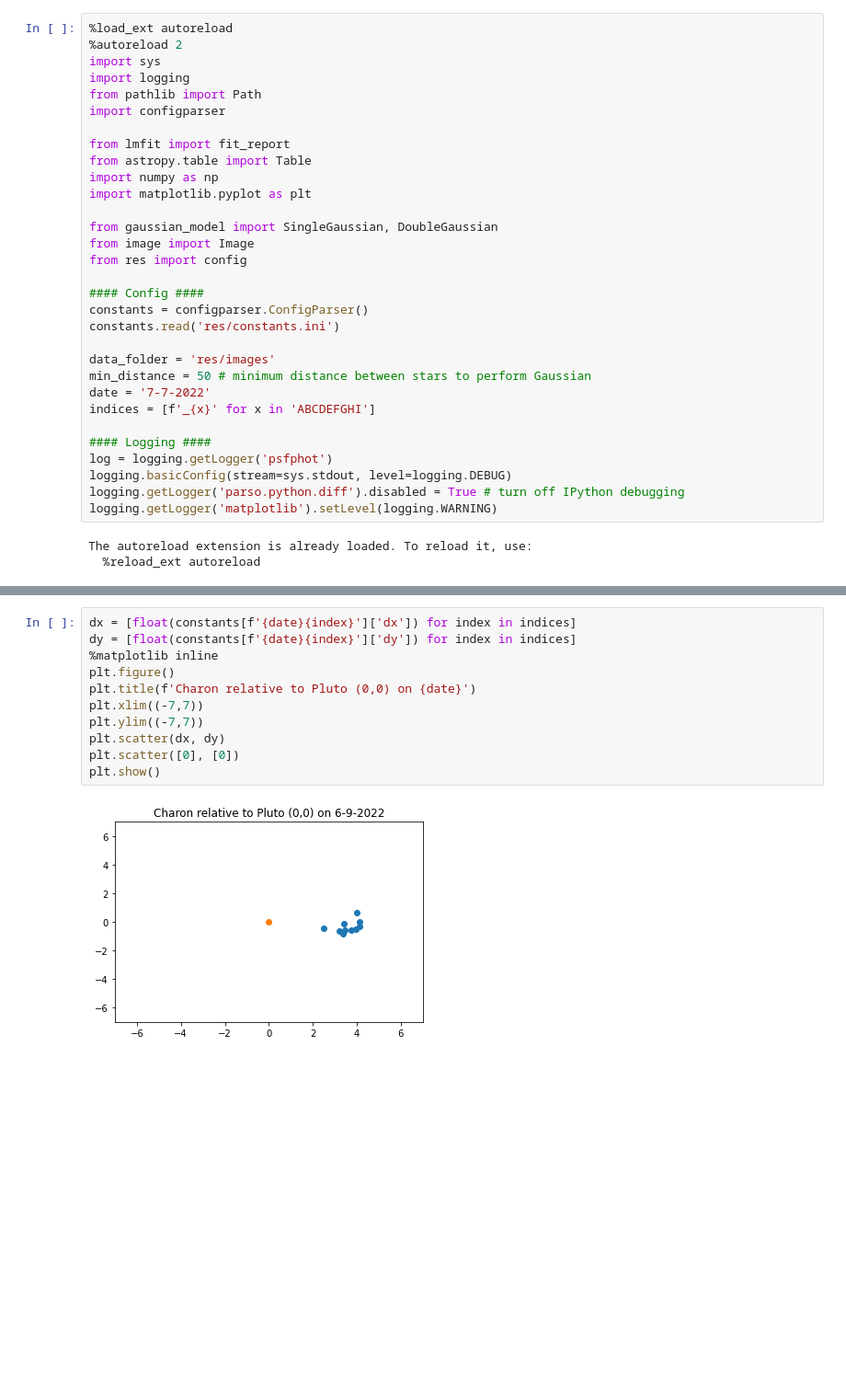
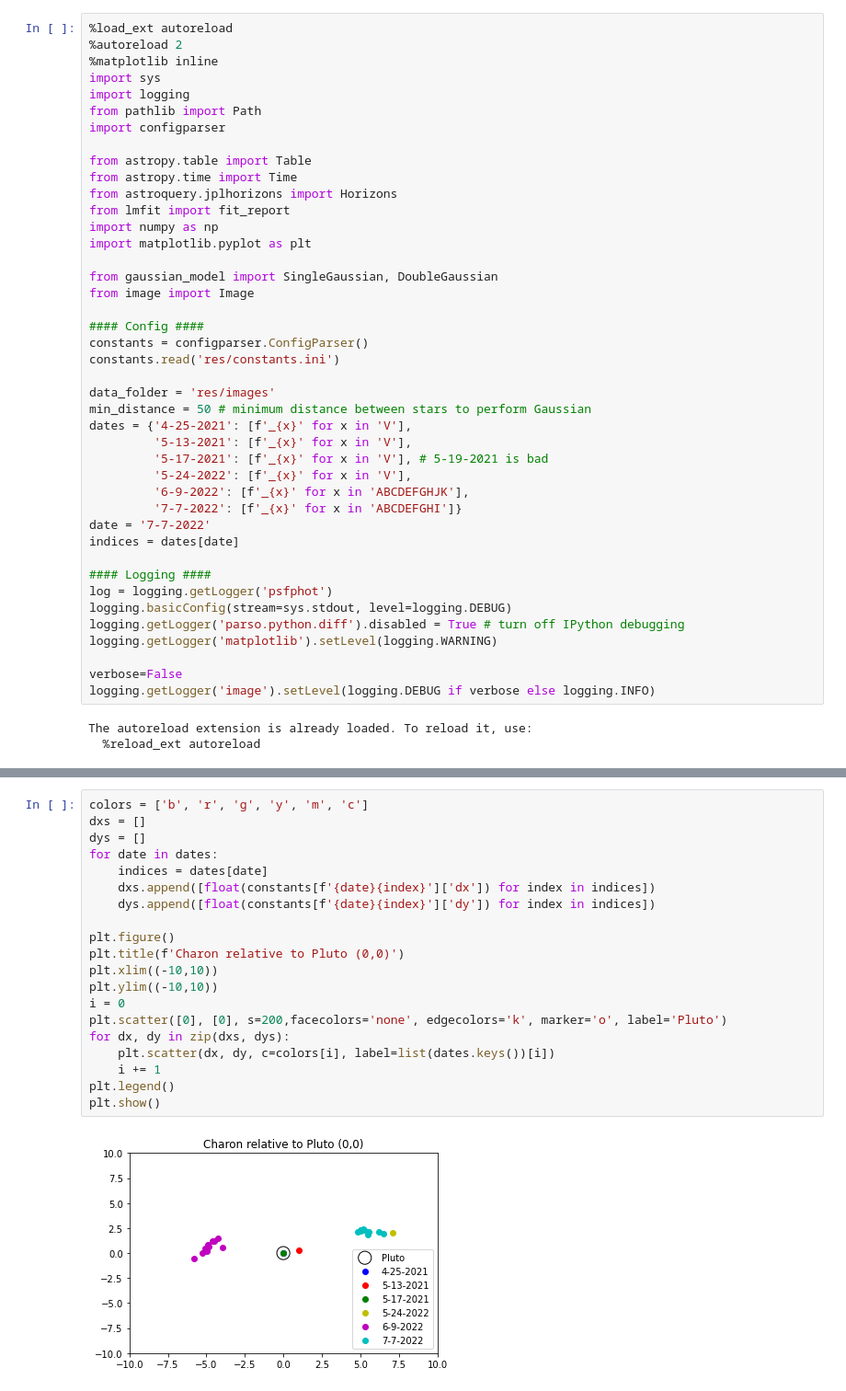
Before and after one commit to canisli/Pluto-Charon, a Jupyter notebook: src/PlutoCharon/psfphot.ipynb, the cells around one changed output, grey strips where cells are left out. Shown at 92% size. Cells and saved outputs as stored; diff of their text form; blank space fills up the shorter version.

Commit message:
astroquery horizons & use all data

```diff
--- a/src/PlutoCharon/psfphot.ipynb
+++ b/src/PlutoCharon/psfphot.ipynb
@@ -1,19 +3,21 @@
 # %%
 %load_ext autoreload
 %autoreload 2
+%matplotlib inline
 import sys
 import logging
 from pathlib import Path
 import configparser
 
+from astropy.table import Table
+from astropy.time import Time
+from astroquery.jplhorizons import Horizons
 from lmfit import fit_report
-from astropy.table import Table
 import numpy as np
 import matplotlib.pyplot as plt
 
 from gaussian_model import SingleGaussian, DoubleGaussian
 from image import Image
-from res import config
 
 #### Config ####
 constants = configparser.ConfigParser()
@@ -21,14 +25,23 @@ constants.read('res/constants.ini')
 
 data_folder = 'res/images'
 min_distance = 50 # minimum distance between stars to perform Gaussian
+dates = {'4-25-2021': [f'_{x}' for x in 'V'],
+         '5-13-2021': [f'_{x}' for x in 'V'],
+         '5-17-2021': [f'_{x}' for x in 'V'], # 5-19-2021 is bad
+         '5-24-2022': [f'_{x}' for x in 'V'],
+         '6-9-2022': [f'_{x}' for x in 'ABCDEFGHJK'],
+         '7-7-2022': [f'_{x}' for x in 'ABCDEFGHI']}
 date = '7-7-2022'
-indices = [f'_{x}' for x in 'ABCDEFGHI']
+indices = dates[date]
 
 #### Logging ####
 log = logging.getLogger('psfphot')
 logging.basicConfig(stream=sys.stdout, level=logging.DEBUG)
 logging.getLogger('parso.python.diff').disabled = True # turn off IPython debugging
 logging.getLogger('matplotlib').setLevel(logging.WARNING)
+
+verbose=False
+logging.getLogger('image').setLevel(logging.DEBUG if verbose else logging.INFO)
 # %% [output]
 The autoreload extension is already loaded. To reload it, use:
   %reload_ext autoreload
@@ -145,13 +211,22 @@ INFO:psfphot:[[Variables]]
 # %%
-dx = [float(constants[f'{date}{index}']['dx']) for index in indices]
-dy = [float(constants[f'{date}{index}']['dy']) for index in indices]
-%matplotlib inline
+colors = ['b', 'r', 'g', 'y', 'm', 'c']
+dxs = []
+dys = []
+for date in dates:
+    indices = dates[date]
+    dxs.append([float(constants[f'{date}{index}']['dx']) for index in indices])
+    dys.append([float(constants[f'{date}{index}']['dy']) for index in indices])
+
 plt.figure()
-plt.title(f'Charon relative to Pluto (0,0) on {date}')
-plt.xlim((-7,7))
-plt.ylim((-7,7))
-plt.scatter(dx, dy)
-plt.scatter([0], [0])
+plt.title(f'Charon relative to Pluto (0,0)')
+plt.xlim((-10,10))
+plt.ylim((-10,10))
+i = 0
+plt.scatter([0], [0], s=200,facecolors='none', edgecolors='k', marker='o', label='Pluto')
+for dx, dy in zip(dxs, dys):
+    plt.scatter(dx, dy, c=colors[i], label=list(dates.keys())[i])
+    i += 1
+plt.legend()
 plt.show()
 # %% [output]
-[figure, old version]
+[figure, new version]
```
Also changed, not shown: parts of 8 cells of this notebook, 3 other files.
